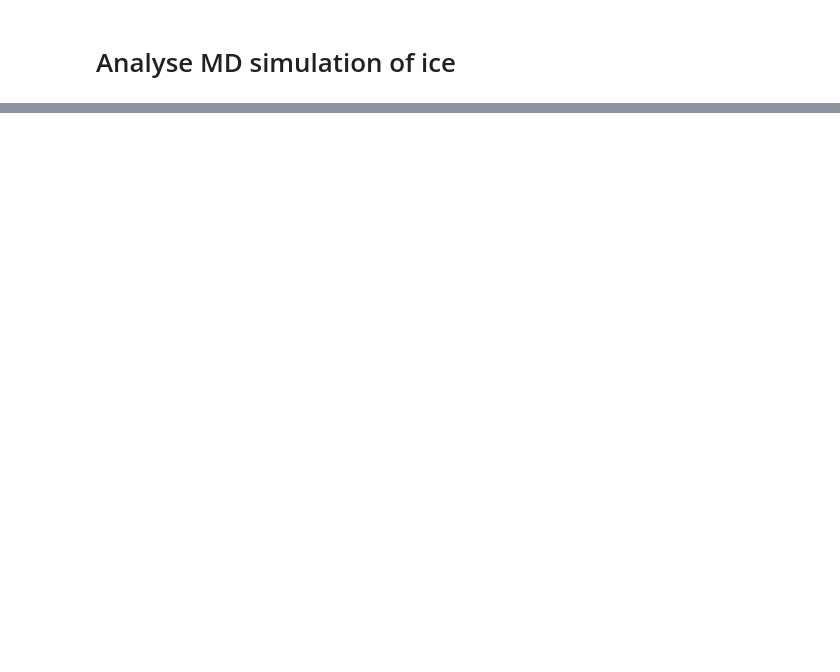
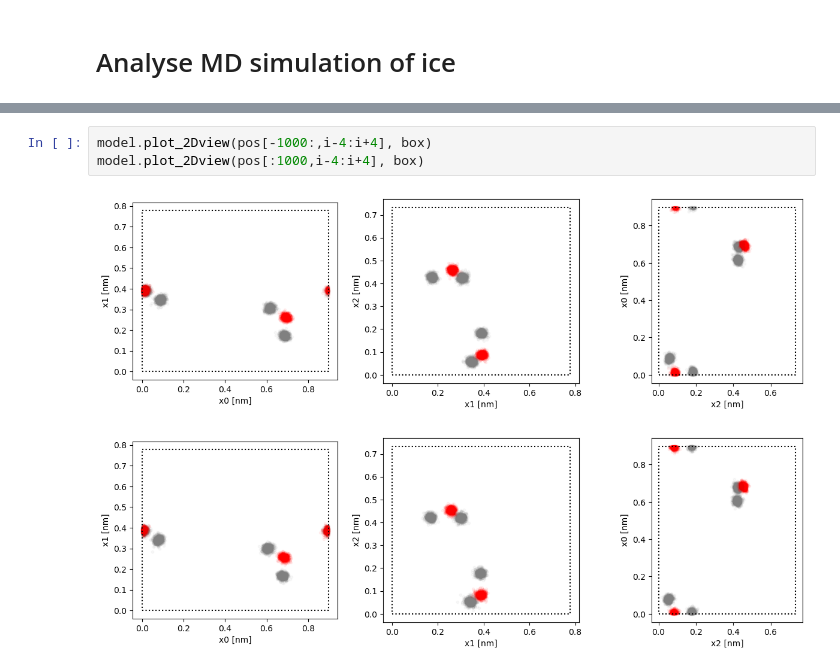
Before and after one commit to noegroup/rigid-flows, a Jupyter notebook: data/water/ice_analysis.ipynb, the cells around one changed output, grey strips where cells are left out. Drawn from its saved outputs; the diff is of its cells as text; blank space fills up the shorter version.

```diff
--- a/data/water/ice_analysis.ipynb
+++ b/data/water/ice_analysis.ipynb
@@ -31,0 +61,6 @@ plot_2Dview(pos[::10], box[::10])
+# %%
+model.plot_2Dview(pos[-1000:,i-4:i+4], box)
+model.plot_2Dview(pos[:1000,i-4:i+4], box)
+# %% [output]
+[figure, added]
+[figure, added]
```
Also changed, not shown: parts of 4 cells of this notebook, 3 other files.
